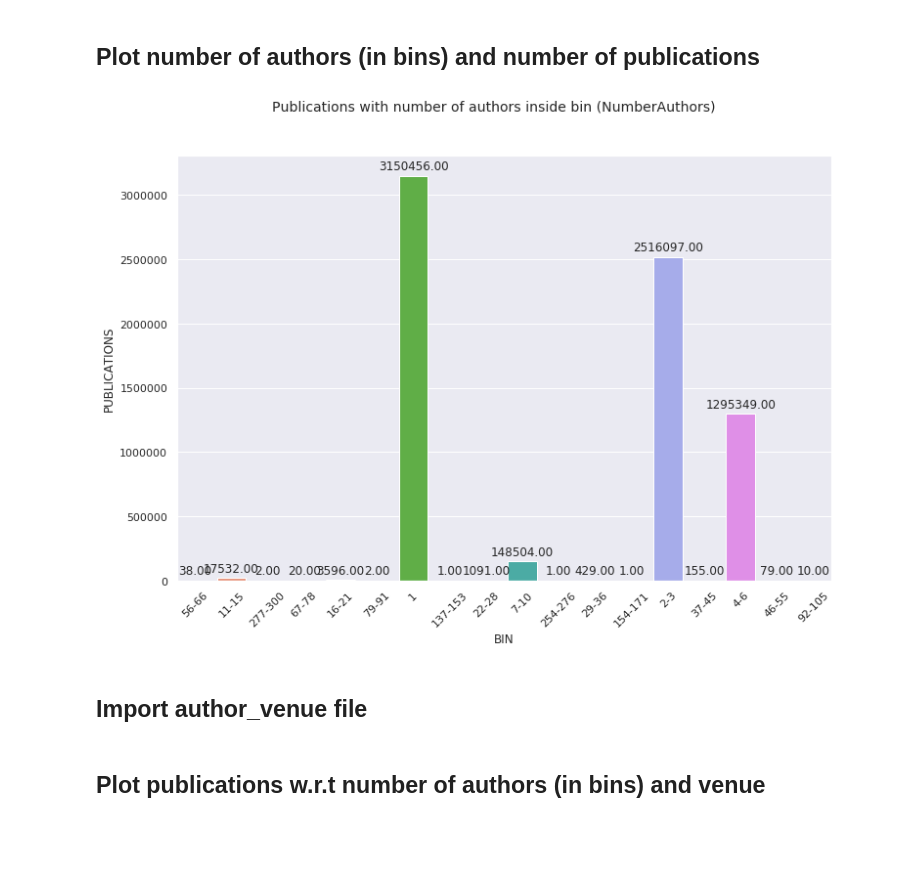
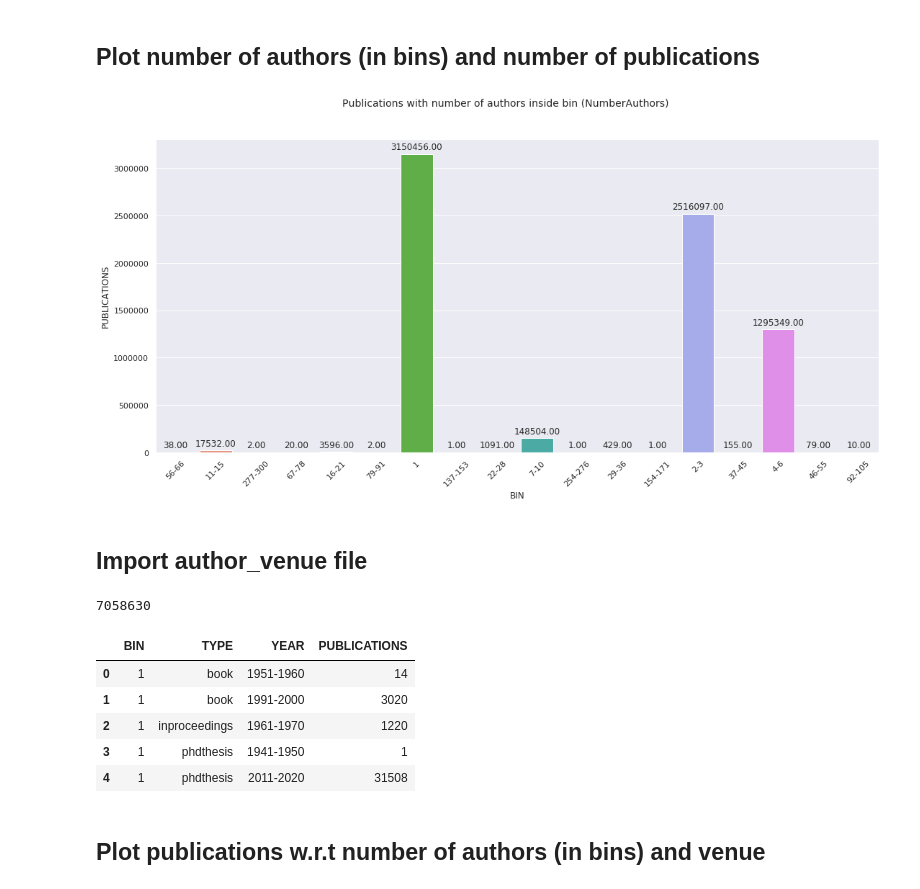
Before and after one commit to apoorva-u-r/Hadoop-MapReduce, a Jupyter notebook: charts/Graphs.ipynb, the cells around one changed output. Saved outputs shown, nothing was run; the diff lists cells and outputs as text; code cells hidden in the pictures; blank space fills up the shorter version.

Commit message:
updated charts

```diff
--- a/charts/Graphs.ipynb
+++ b/charts/Graphs.ipynb
@@ -17,18 +17,18 @@ task1_csv.columns=['BIN', 'PUBLICATIONS']
 # %% [markdown]
 ## Plot number of authors (in bins) and number of publications
 # %%
-plt.figure(figsize=(12, 8))
+plt.figure(figsize=(18, 8))
 
 #plot data
 splot = sns.barplot(data=task1_csv, x = 'BIN', y = 'PUBLICATIONS', ci = None)
 plt.suptitle('Publications with number of authors inside bin (NumberAuthors)', fontsize=14)
 plt.xticks(rotation=45)
 
 #create annotations (put labels on top of columns)
 for p in splot.patches:
     splot.annotate(format(p.get_height(), '.2f'), (p.get_x() + p.get_width() / 2., p.get_height()), ha = 'center', va = 'center', xytext = (0, 10), textcoords = 'offset points')
 # %% [output]
-[figure, old version]
+[figure, new version]
 # %% [markdown]
 ## Import author_venue file
 # %%
@@ -37,6 +37,19 @@ task2_csv = pd.read_csv('author_venue.txt')
 
 #label columns
 task2_csv.columns=['BIN', 'TYPE', 'YEAR', 'PUBLICATIONS']
+# %%
+task2_csv['PUBLICATIONS'].sum()
+# %% [output]
+7058630
+# %%
+task2_csv.head()
+# %% [output]
+|  | BIN | TYPE | YEAR | PUBLICATIONS |
+| 0 | 1 | book | 1951-1960 | 14 |
+| 1 | 1 | book | 1991-2000 | 3020 |
+| 2 | 1 | inproceedings | 1961-1970 | 1220 |
+| 3 | 1 | phdthesis | 1941-1950 | 1 |
+| 4 | 1 | phdthesis | 2011-2020 | 31508 |
 # %% [markdown]
 ## Plot publications w.r.t number of authors (in bins) and venue
 # %%
```
Also changed, not shown: parts of 2 cells of this notebook, 3 other files.
